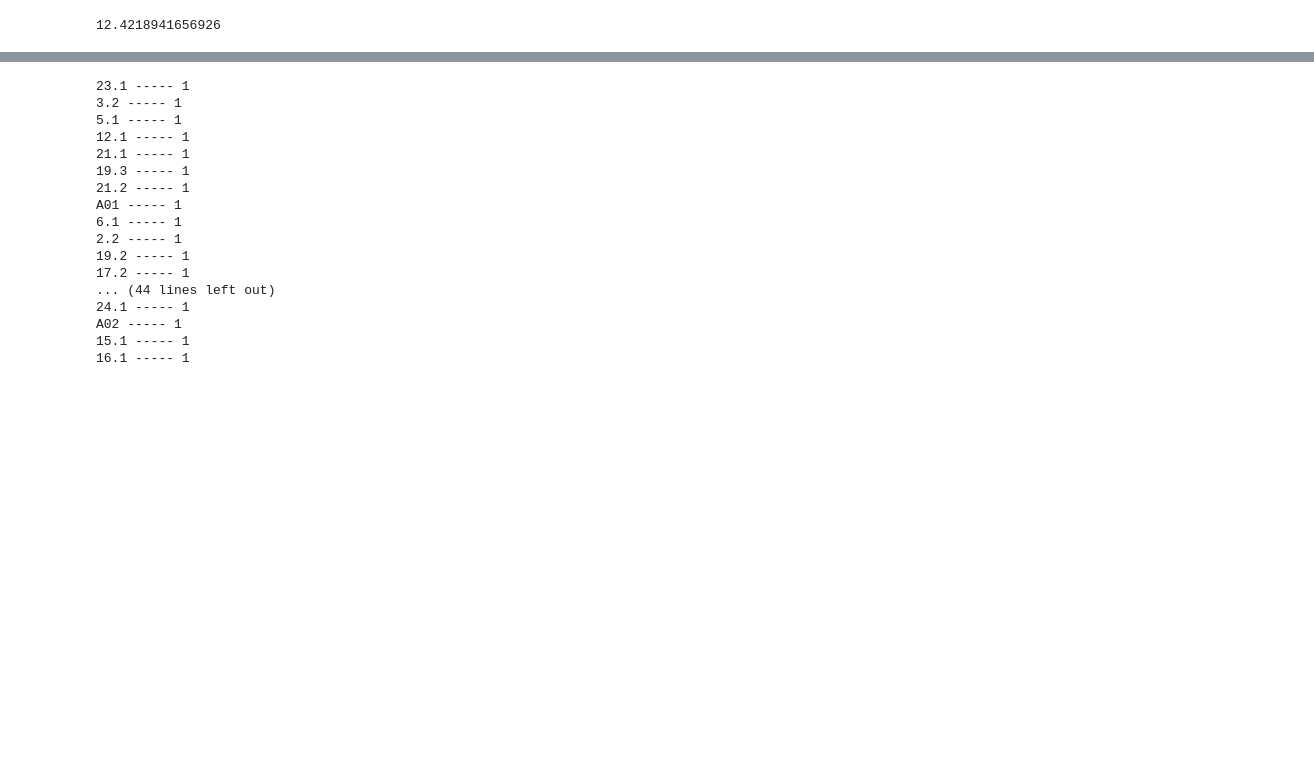
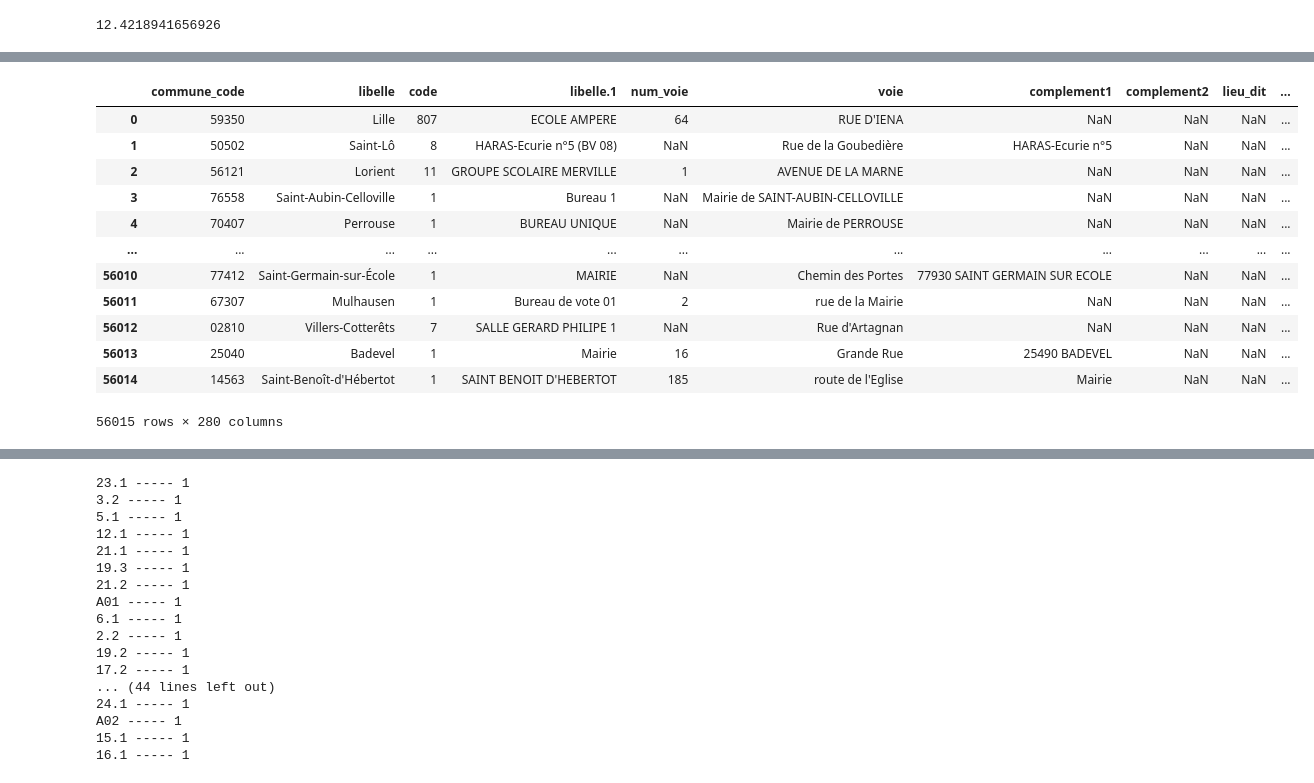
Before and after one commit to christian235711/IRIS_BV, a Jupyter notebook: BV_clean_31_08.ipynb, the cells around one changed output, grey strips where cells are left out. Saved outputs shown, nothing was run; the diff lists cells and outputs as text; code cells hidden in the pictures; blank space fills up the shorter version.

```diff
--- a/BV_clean_31_08.ipynb
+++ b/BV_clean_31_08.ipynb
@@ -401,0 +259,5 @@ bv_euro.head(1)
+# %%
+#Libellé du département
+for kk in range(table_idbv_arrondis.shape[0]):
+    table_idbv_arrondis.iloc[kk,2] = str(75100+int(table_idbv_arrondis.iloc[kk,2]))[2:]
+table_idbv_arrondis
@@ -401,0 +305,10 @@ bv_euro.head(1)
+# %%
+pate = 0
+for ii in range(bv_euro.shape[0]):
+    if bv_euro.iloc[ii,0]=="75":
+        for jj in range(table_idbv_arrondis.shape[0]):
+            if ((bv_euro.iloc[ii,5]+bv_euro.iloc[ii,8])==table_idbv_arrondis.iloc[jj,0]):
+                bv_euro.iloc[ii,2]=table_idbv_arrondis.iloc[jj,2]
+                pate=pate+1
+print(pate)
+bv_euro[bv_euro["Code du département"]=="75"]
@@ -401,0 +374,5 @@ bv_euro.head(1)
+# %%
+for i in bv_euro[bv_euro["Code du département"]=="75"]["Inscrits"]:
+    if int(i)>1800:
+        print(i)
+#bv_euro["Inscrits"]
@@ -636,6 +631,7 @@ bv_euro.drop_duplicates().shape # pas de doublons
 # %%
 ###################    AJOUT DE DEUX COLONNES        ########################
 bv_euro["commune_code"]=bv_euro["Code du département"]+bv_euro["Code de la commune"]
+bv_euro["CHR_CODE"]= bv_euro["commune_code"]+bv_euro["Code du b.vote"]
 # %%
 # IDENTIFIANT UNIQUE (PAS DE DOUBLONS)
 bv_euro["CHR_CODE"].value_counts().shape, bv_euro.shape
@@ -643,0 +662,16 @@ bv_euro["CHR_CODE"].value_counts().shape, bv_euro.shape
+# %%
+pd.merge(data_sans_nan_doublons_sup_97501,bv_euro)
+# %% [output]
+|  | commune_code | libelle | code | libelle.1 | num_voie | voie | complement1 | complement2 | lieu_dit | ... |
+| 0 | 59350 | Lille | 807 | ECOLE AMPERE | 64 | RUE D'IENA | NaN | NaN | NaN | ... |
+| 1 | 50502 | Saint-Lô | 8 | HARAS-Ecurie n°5 (BV 08) | NaN | Rue de la Goubedière | HARAS-Ecurie n°5 | NaN | NaN | ... |
+| 2 | 56121 | Lorient | 11 | GROUPE SCOLAIRE MERVILLE | 1 | AVENUE DE LA MARNE | NaN | NaN | NaN | ... |
+| 3 | 76558 | Saint-Aubin-Celloville | 1 | Bureau 1 | NaN | Mairie de SAINT-AUBIN-CELLOVILLE | NaN | NaN | NaN | ... |
+| 4 | 70407 | Perrouse | 1 | BUREAU UNIQUE | NaN | Mairie de PERROUSE | NaN | NaN | NaN | ... |
+| ... | ... | ... | ... | ... | ... | ... | ... | ... | ... | ... |
+| 56010 | 77412 | Saint-Germain-sur-École | 1 | MAIRIE | NaN | Chemin des Portes | 77930 SAINT GERMAIN SUR ECOLE | NaN | NaN | ... |
+| 56011 | 67307 | Mulhausen | 1 | Bureau de vote 01 | 2 | rue de la Mairie | NaN | NaN | NaN | ... |
+| 56012 | 02810 | Villers-Cotterêts | 7 | SALLE GERARD PHILIPE 1 | NaN | Rue d'Artagnan | NaN | NaN | NaN | ... |
+| 56013 | 25040 | Badevel | 1 | Mairie | 16 | Grande Rue | 25490 BADEVEL | NaN | NaN | ... |
+| 56014 | 14563 | Saint-Benoît-d'Hébertot | 1 | SAINT BENOIT D'HEBERTOT | 185 | route de l'Eglise | Mairie | NaN | NaN | ... |
+56015 rows × 280 columns
```
Also changed, not shown: parts of 43 cells of this notebook.
